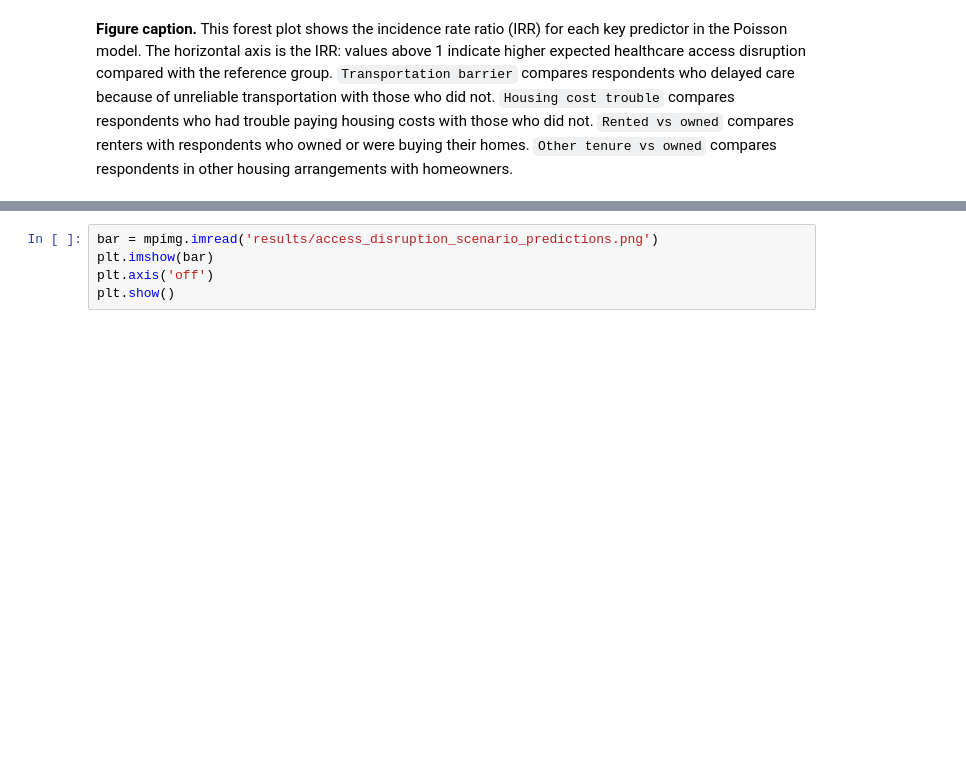
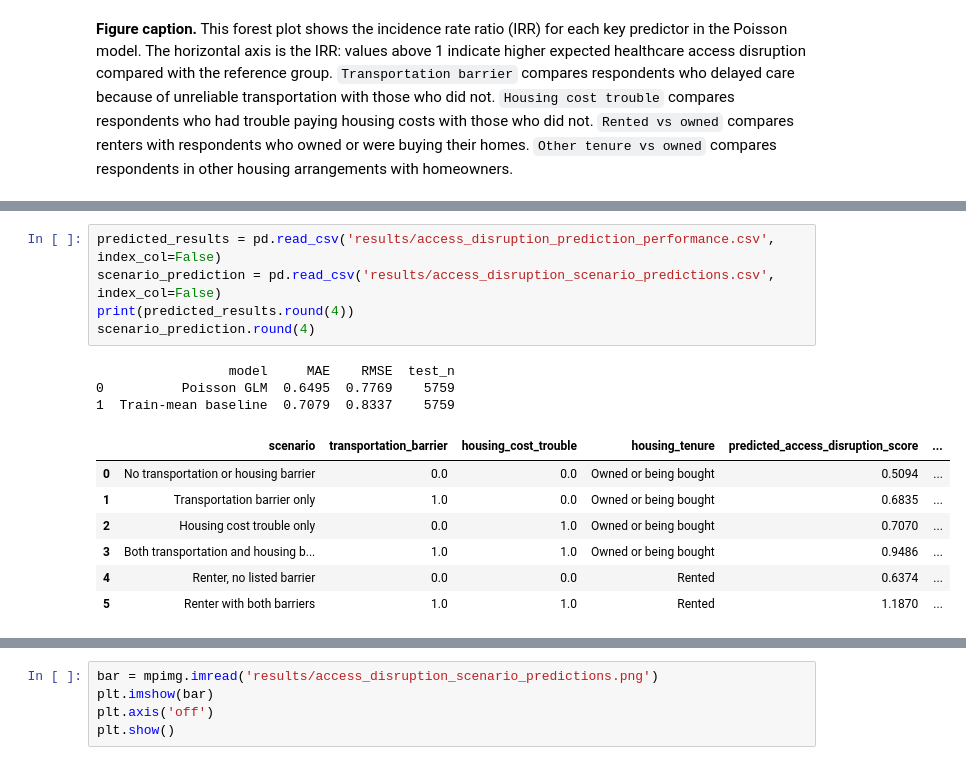
Before and after one commit to COGS108/Group-SP26-079, a Jupyter notebook: 03-FinalProject.ipynb, the cells around one changed output, grey strips where cells are left out. Drawn from its saved outputs; the diff is of its cells as text; blank space fills up the shorter version.

```diff
--- a/03-FinalProject.ipynb
+++ b/03-FinalProject.ipynb
@@ -215,0 +277,16 @@ plt.show()
+# %%
+predicted_results = pd.read_csv('results/access_disruption_prediction_performance.csv', index_col=False)
+scenario_prediction = pd.read_csv('results/access_disruption_scenario_predictions.csv', index_col=False)
+print(predicted_results.round(4))
+scenario_prediction.round(4)
+# %% [output]
+                 model     MAE    RMSE  test_n
+0          Poisson GLM  0.6495  0.7769    5759
+1  Train-mean baseline  0.7079  0.8337    5759
+|  | scenario | transportation_barrier | housing_cost_trouble | housing_tenure | predicted_access_disruption_score | ... |
+| 0 | No transportation or housing barrier | 0.0 | 0.0 | Owned or being bought | 0.5094 | ... |
+| 1 | Transportation barrier only | 1.0 | 0.0 | Owned or being bought | 0.6835 | ... |
+| 2 | Housing cost trouble only | 0.0 | 1.0 | Owned or being bought | 0.7070 | ... |
+| 3 | Both transportation and housing b... | 1.0 | 1.0 | Owned or being bought | 0.9486 | ... |
+| 4 | Renter, no listed barrier | 0.0 | 0.0 | Rented | 0.6374 | ... |
+| 5 | Renter with both barriers | 1.0 | 1.0 | Rented | 1.1870 | ... |
```
Also changed, not shown: parts of 51 cells of this notebook, 8 other files.
